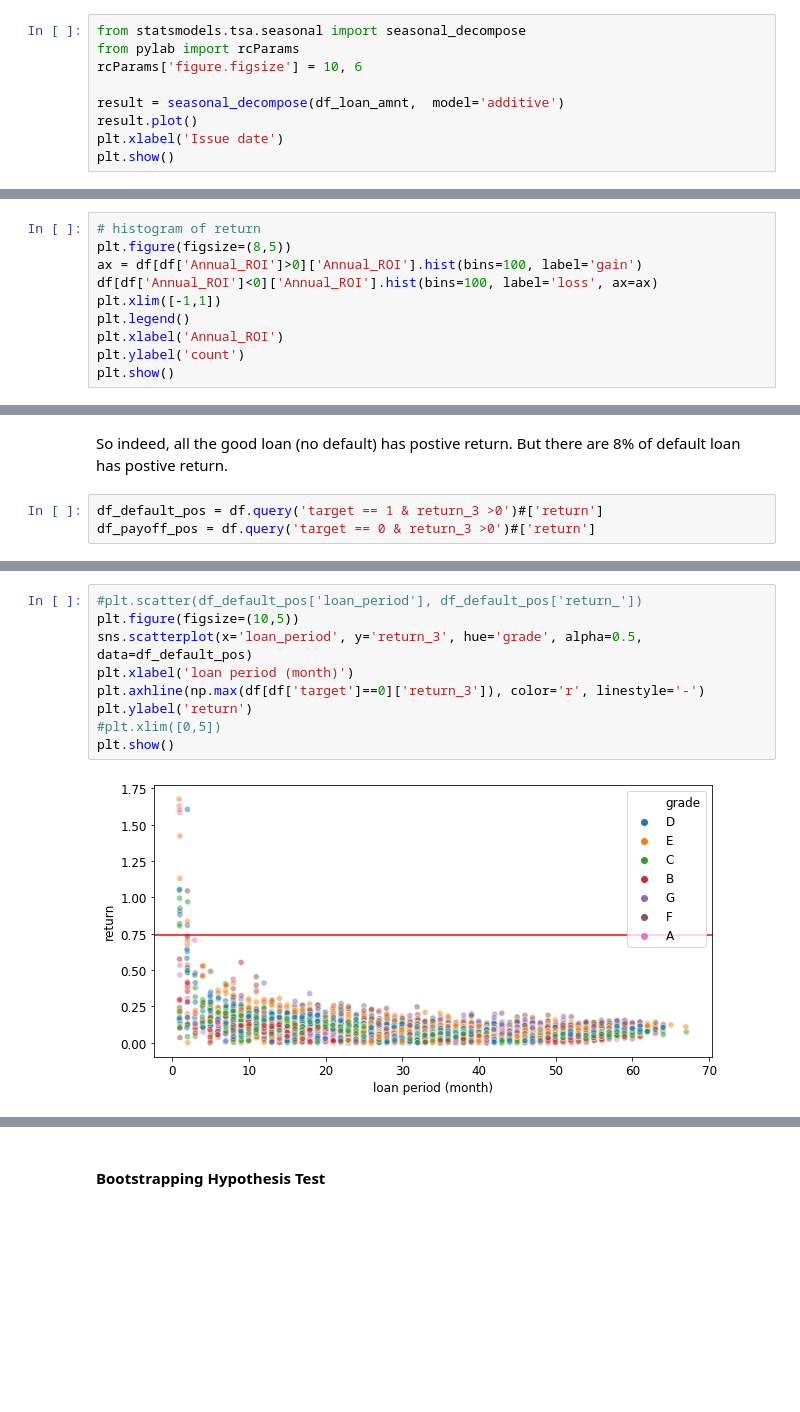
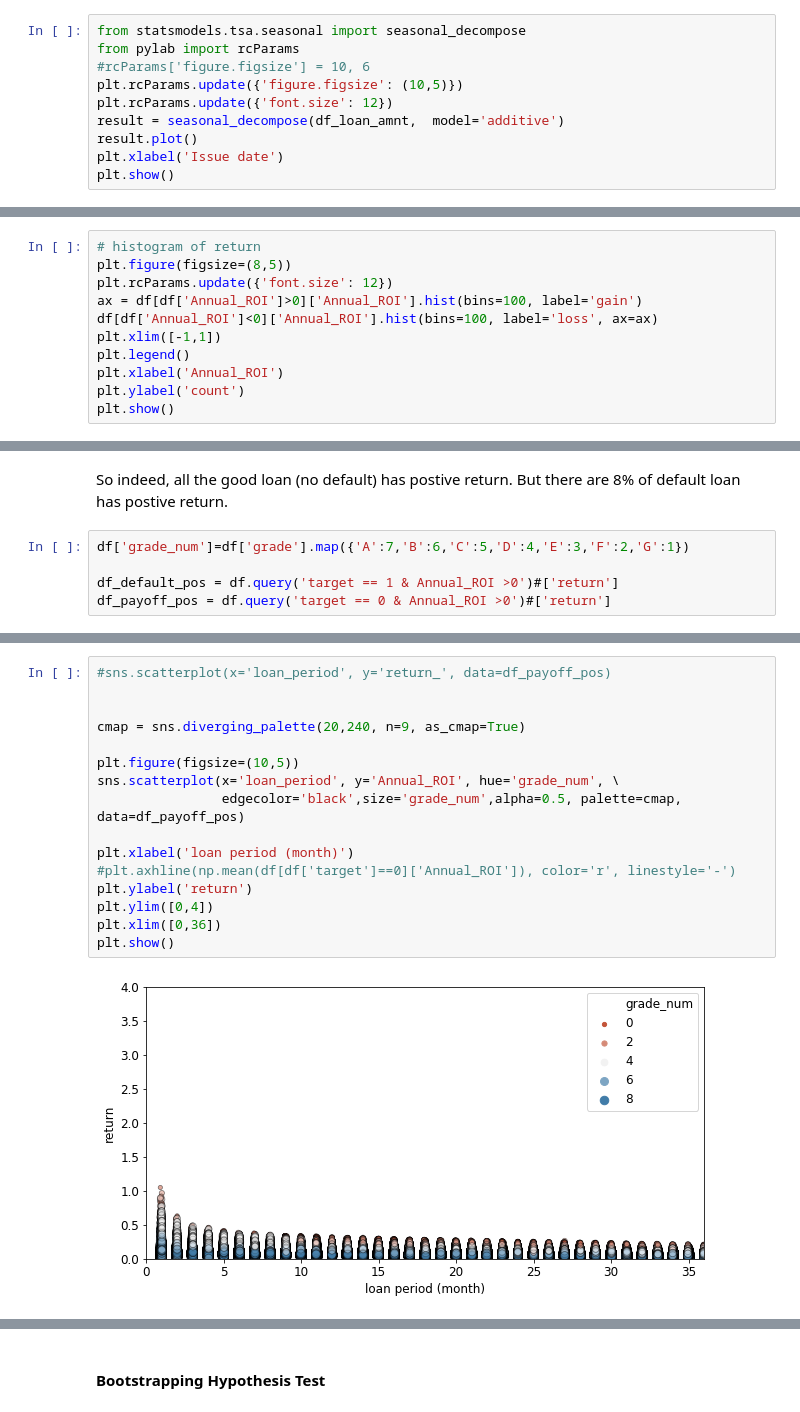
Before and after one commit to cyuancheng/Lending_Club, a Jupyter notebook: 05_LC_StatisticalDataAnalysis.ipynb, the cells around one changed output, grey strips where cells are left out. Cells and saved outputs as stored; diff of their text form; blank space fills up the shorter version.

```diff
--- a/05_LC_StatisticalDataAnalysis.ipynb
+++ b/05_LC_StatisticalDataAnalysis.ipynb
@@ -124,8 +124,9 @@ Since the time-series data is not stationary, we can expect it contains seasonal
 # %%
 from statsmodels.tsa.seasonal import seasonal_decompose
 from pylab import rcParams
-rcParams['figure.figsize'] = 10, 6
-
+#rcParams['figure.figsize'] = 10, 6
+plt.rcParams.update({'figure.figsize': (10,5)})
+plt.rcParams.update({'font.size': 12})
 result = seasonal_decompose(df_loan_amnt,  model='additive')
 result.plot()
 plt.xlabel('Issue date')
@@ -210,6 +211,7 @@ Take a look at the distribution of return
 # %%
 # histogram of return
 plt.figure(figsize=(8,5))
+plt.rcParams.update({'font.size': 12})
 ax = df[df['Annual_ROI']>0]['Annual_ROI'].hist(bins=100, label='gain')
 df[df['Annual_ROI']<0]['Annual_ROI'].hist(bins=100, label='loss', ax=ax)
 plt.xlim([-1,1])
@@ -349,6 +351,8 @@ payoff & loss = 0.0
 # %% [markdown]
 So indeed, all the good loan (no default) has postive return. But there are 8% of default loan has postive return.
 # %%
-df_default_pos = df.query('target == 1 & return_3 >0')#['return']
-df_payoff_pos = df.query('target == 0 & return_3 >0')#['return']
+df['grade_num']=df['grade'].map({'A':7,'B':6,'C':5,'D':4,'E':3,'F':2,'G':1})
+
+df_default_pos = df.query('target == 1 & Annual_ROI >0')#['return']
+df_payoff_pos = df.query('target == 0 & Annual_ROI >0')#['return']
 # %%
@@ -389,11 +414,18 @@ plt.show()
 # %%
-#plt.scatter(df_default_pos['loan_period'], df_default_pos['return_'])
+#sns.scatterplot(x='loan_period', y='return_', data=df_payoff_pos)
+
+
+cmap = sns.diverging_palette(20,240, n=9, as_cmap=True)
+
 plt.figure(figsize=(10,5))
-sns.scatterplot(x='loan_period', y='return_3', hue='grade', alpha=0.5, data=df_default_pos)
+sns.scatterplot(x='loan_period', y='Annual_ROI', hue='grade_num', \
+                edgecolor='black',size='grade_num',alpha=0.5, palette=cmap, data=df_payoff_pos)
+
 plt.xlabel('loan period (month)')
-plt.axhline(np.max(df[df['target']==0]['return_3']), color='r', linestyle='-')
+#plt.axhline(np.mean(df[df['target']==0]['Annual_ROI']), color='r', linestyle='-')
 plt.ylabel('return')
-#plt.xlim([0,5])
+plt.ylim([0,4])
+plt.xlim([0,36])
 plt.show()
 # %% [output]
-[figure, old version]
+[figure, new version]
```
Also changed, not shown: parts of 29 cells of this notebook.
